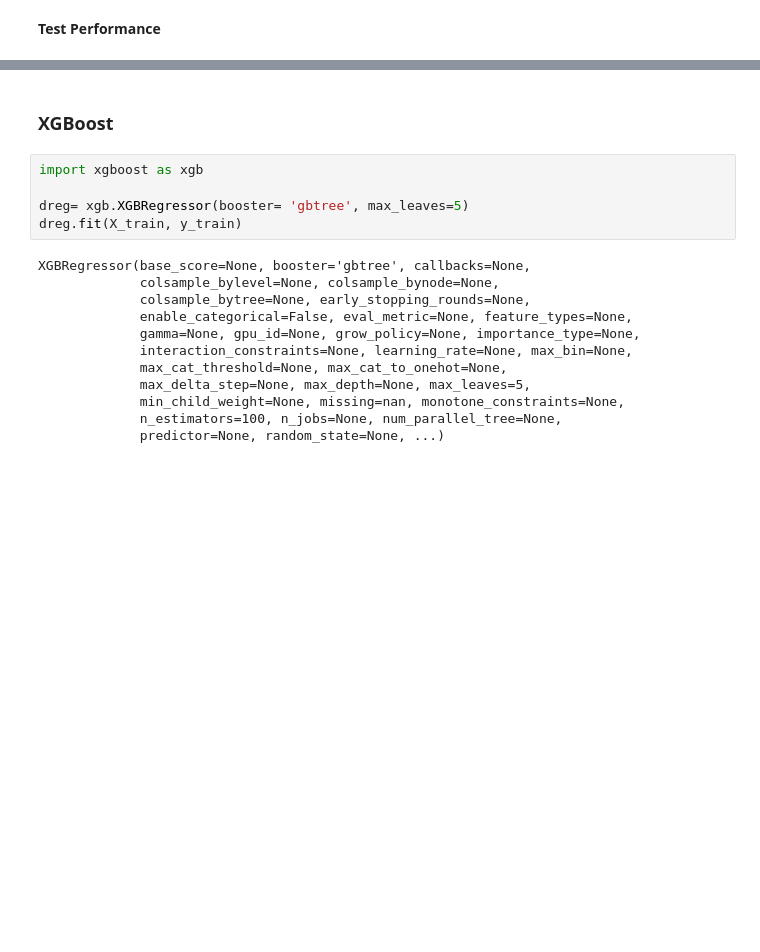
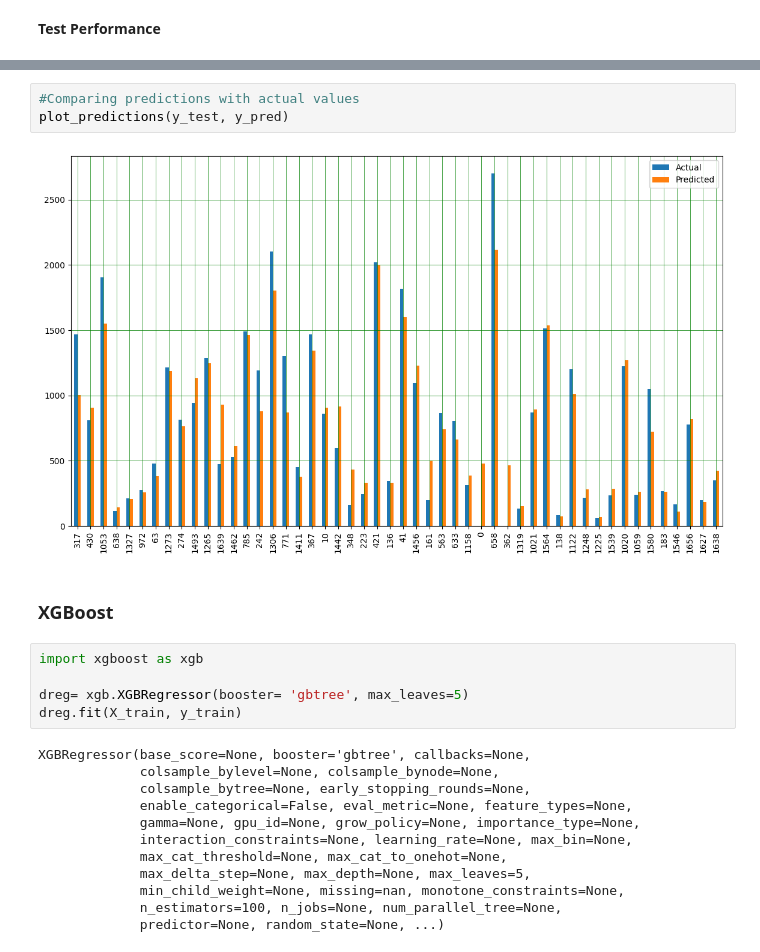
Before and after one commit to PrashantShrivastava1612/Bike-Sharing-Demand-Prediction, a Jupyter notebook: Bike_Sharing_Demand_Prediction.ipynb, the cells around one changed output, grey strips where cells are left out. Saved outputs shown, nothing was run; the diff lists cells and outputs as text; blank space fills up the shorter version.

```diff
--- a/Bike_Sharing_Demand_Prediction.ipynb
+++ b/Bike_Sharing_Demand_Prediction.ipynb
@@ -1088,3 +1023,8 @@ plt.show()
+# %%
+#Comparing predictions with actual values
+plot_predictions(y_test, y_pred)
+# %% [output]
+[figure, added]
 # %% [markdown]
 ### **XGBoost**
 # %%
```
Also changed, not shown: parts of 46 cells of this notebook.
